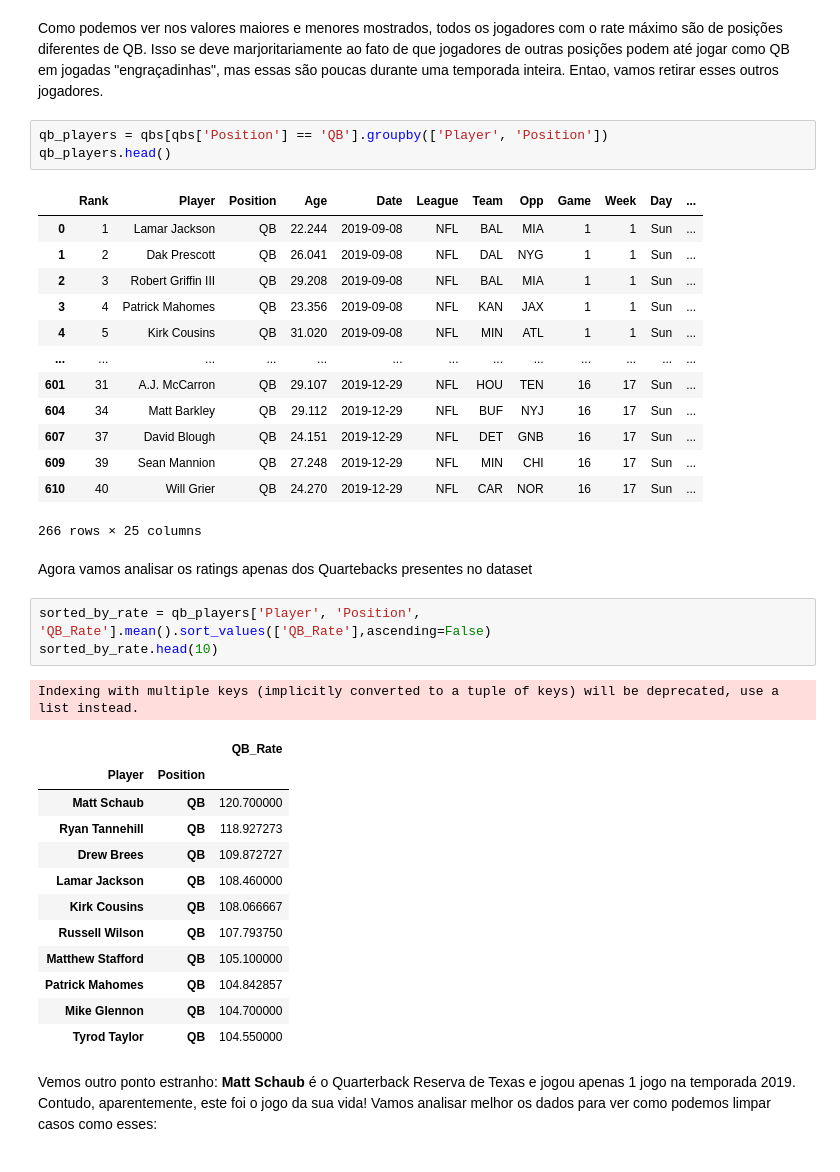
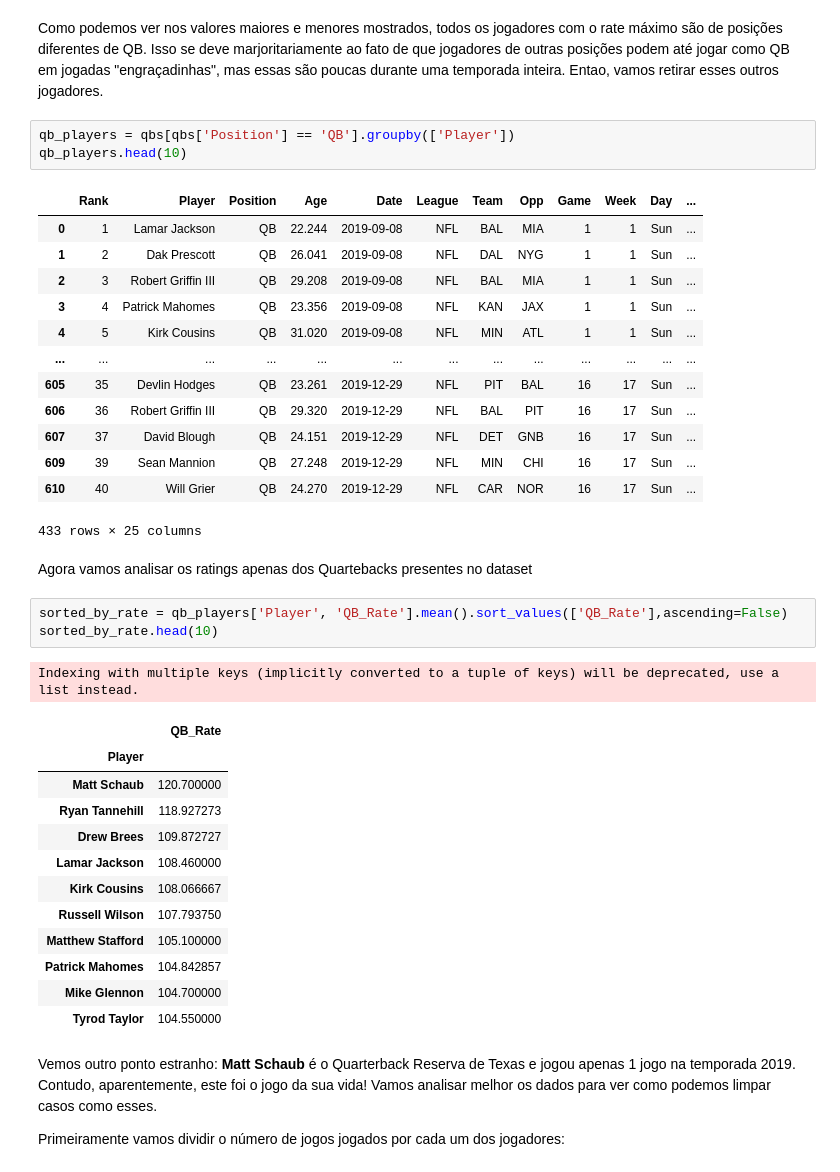
Before and after one commit to Valgueiro/dataScience_project, a Jupyter notebook: Projeto_1_dataScience.ipynb, the cells around one changed output. Cells and saved outputs as stored; diff of their text form.

```diff
--- a/Projeto_1_dataScience.ipynb
+++ b/Projeto_1_dataScience.ipynb
@@ -286,8 +287,8 @@ all_players_qb_stats['Player', 'Position', 'QB_Rate'].mean().sort_values(['QB_Ra
 # %% [markdown]
 Como podemos ver nos valores maiores e menores mostrados, todos os jogadores com o rate máximo são de posições diferentes de QB. Isso se deve marjoritariamente ao fato de que jogadores de outras posições podem até jogar como QB em jogadas "engraçadinhas", mas essas são poucas durante uma temporada inteira. Entao, vamos retirar esses outros jogadores.
 # %%
-qb_players = qbs[qbs['Position'] == 'QB'].groupby(['Player', 'Position'])
-qb_players.head()
+qb_players = qbs[qbs['Position'] == 'QB'].groupby(['Player'])
+qb_players.head(10)
 # %% [output]
 |  | Rank | Player | Position | Age | Date | League | Team | Opp | Game | Week | Day | ... |
 | 0 | 1 | Lamar Jackson | QB | 22.244 | 2019-09-08 | NFL | BAL | MIA | 1 | 1 | Sun | ... |
@@ -296,30 +297,32 @@ qb_players.head()
 | 3 | 4 | Patrick Mahomes | QB | 23.356 | 2019-09-08 | NFL | KAN | JAX | 1 | 1 | Sun | ... |
 | 4 | 5 | Kirk Cousins | QB | 31.020 | 2019-09-08 | NFL | MIN | ATL | 1 | 1 | Sun | ... |
 | ... | ... | ... | ... | ... | ... | ... | ... | ... | ... | ... | ... | ... |
-| 601 | 31 | A.J. McCarron | QB | 29.107 | 2019-12-29 | NFL | HOU | TEN | 16 | 17 | Sun | ... |
-| 604 | 34 | Matt Barkley | QB | 29.112 | 2019-12-29 | NFL | BUF | NYJ | 16 | 17 | Sun | ... |
+| 605 | 35 | Devlin Hodges | QB | 23.261 | 2019-12-29 | NFL | PIT | BAL | 16 | 17 | Sun | ... |
+| 606 | 36 | Robert Griffin III | QB | 29.320 | 2019-12-29 | NFL | BAL | PIT | 16 | 17 | Sun | ... |
 | 607 | 37 | David Blough | QB | 24.151 | 2019-12-29 | NFL | DET | GNB | 16 | 17 | Sun | ... |
 | 609 | 39 | Sean Mannion | QB | 27.248 | 2019-12-29 | NFL | MIN | CHI | 16 | 17 | Sun | ... |
 | 610 | 40 | Will Grier | QB | 24.270 | 2019-12-29 | NFL | CAR | NOR | 16 | 17 | Sun | ... |
-266 rows × 25 columns
+433 rows × 25 columns
 # %% [markdown]
 Agora vamos analisar os ratings apenas dos Quartebacks presentes no dataset
 # %%
-sorted_by_rate = qb_players['Player', 'Position', 'QB_Rate'].mean().sort_values(['QB_Rate'],ascending=False)
+sorted_by_rate = qb_players['Player', 'QB_Rate'].mean().sort_values(['QB_Rate'],ascending=False)
 sorted_by_rate.head(10)
 # %% [output]
 Indexing with multiple keys (implicitly converted to a tuple of keys) will be deprecated, use a list instead.
-|  |  | QB_Rate |
-| Player | Position |  |
-| Matt Schaub | QB | 120.700000 |
-| Ryan Tannehill | QB | 118.927273 |
-| Drew Brees | QB | 109.872727 |
-| Lamar Jackson | QB | 108.460000 |
-| Kirk Cousins | QB | 108.066667 |
-| Russell Wilson | QB | 107.793750 |
-| Matthew Stafford | QB | 105.100000 |
-| Patrick Mahomes | QB | 104.842857 |
-| Mike Glennon | QB | 104.700000 |
-| Tyrod Taylor | QB | 104.550000 |
+|  | QB_Rate |
+| Player |  |
+| Matt Schaub | 120.700000 |
+| Ryan Tannehill | 118.927273 |
+| Drew Brees | 109.872727 |
+| Lamar Jackson | 108.460000 |
+| Kirk Cousins | 108.066667 |
+| Russell Wilson | 107.793750 |
+| Matthew Stafford | 105.100000 |
+| Patrick Mahomes | 104.842857 |
+| Mike Glennon | 104.700000 |
+| Tyrod Taylor | 104.550000 |
 # %% [markdown]
-Vemos outro ponto estranho: **Matt Schaub** é o Quarterback Reserva de Texas e jogou apenas 1 jogo na temporada 2019. Contudo, aparentemente, este foi o jogo da sua vida! Vamos analisar melhor os dados para ver como podemos limpar casos como esses:
+Vemos outro ponto estranho: **Matt Schaub** é o Quarterback Reserva de Texas e jogou apenas 1 jogo na temporada 2019. Contudo, aparentemente, este foi o jogo da sua vida! Vamos analisar melhor os dados para ver como podemos limpar casos como esses.
+
+Primeiramente vamos dividir o número de jogos jogados por cada um dos jogadores:
```
Also changed, not shown: parts of 5 cells of this notebook.
